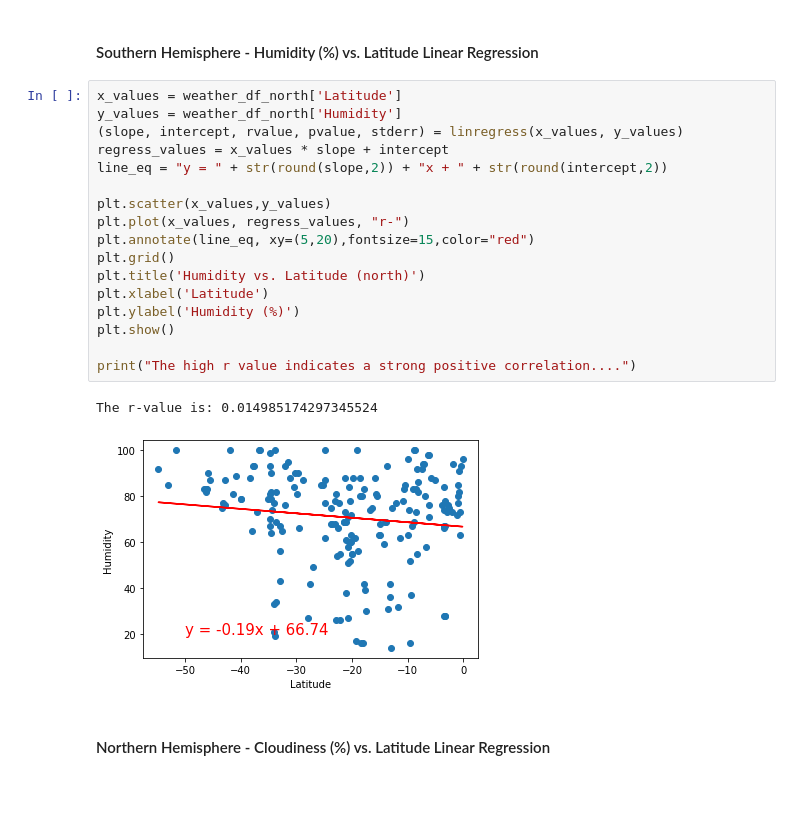
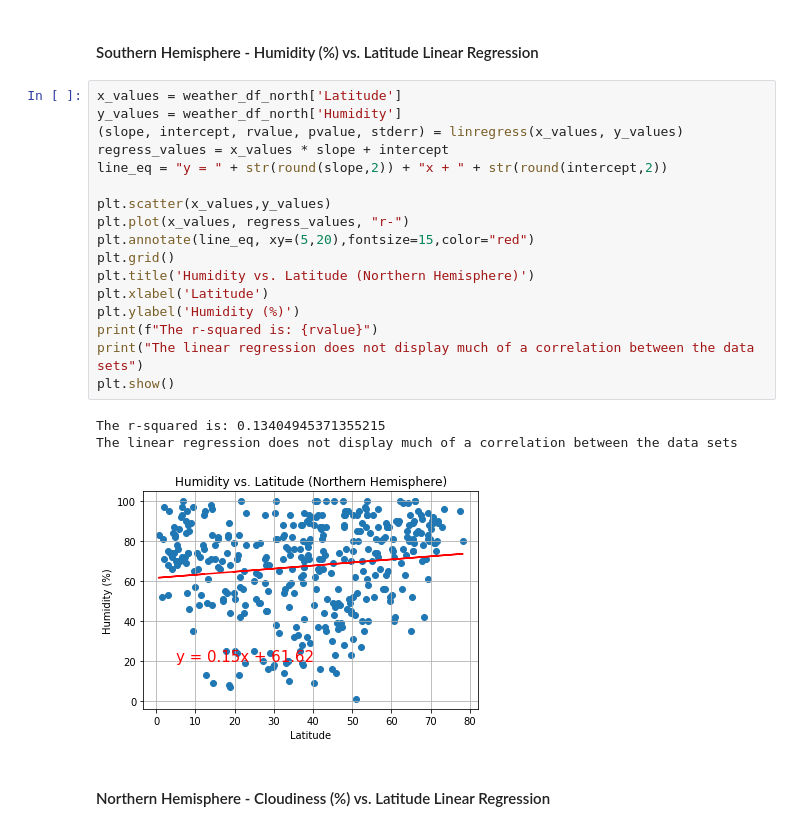
Before and after one commit to thompsle154/python--api--challenge, a Jupyter notebook: WeatherPy.ipynb, the cells around one changed output. Drawn from its saved outputs; the diff is of its cells as text; blank space fills up the shorter version.

```diff
--- a/WeatherPy.ipynb
+++ b/WeatherPy.ipynb
@@ -348,23 +349,24 @@ The high r value indicates a strong positive correlation....
 # %%
 x_values = weather_df_north['Latitude']
 y_values = weather_df_north['Humidity']
 (slope, intercept, rvalue, pvalue, stderr) = linregress(x_values, y_values)
 regress_values = x_values * slope + intercept
 line_eq = "y = " + str(round(slope,2)) + "x + " + str(round(intercept,2))
 
 plt.scatter(x_values,y_values)
 plt.plot(x_values, regress_values, "r-")
 plt.annotate(line_eq, xy=(5,20),fontsize=15,color="red")
 plt.grid()
-plt.title('Humidity vs. Latitude (north)')
+plt.title('Humidity vs. Latitude (Northern Hemisphere)')
 plt.xlabel('Latitude')
 plt.ylabel('Humidity (%)')
+print(f"The r-squared is: {rvalue}")
+print("The linear regression does not display much of a correlation between the data sets")
 plt.show()
-
-print("The high r value indicates a strong positive correlation....")
 # %% [output]
-The r-value is: 0.014985174297345524
+The r-squared is: 0.13404945371355215
+The linear regression does not display much of a correlation between the data sets
-[figure, old version]
+[figure, new version]
 # %% [markdown]
 ####  Northern Hemisphere - Cloudiness (%) vs. Latitude Linear Regression
 # %%
```
Also changed, not shown: parts of 16 cells of this notebook, 5 other files.
